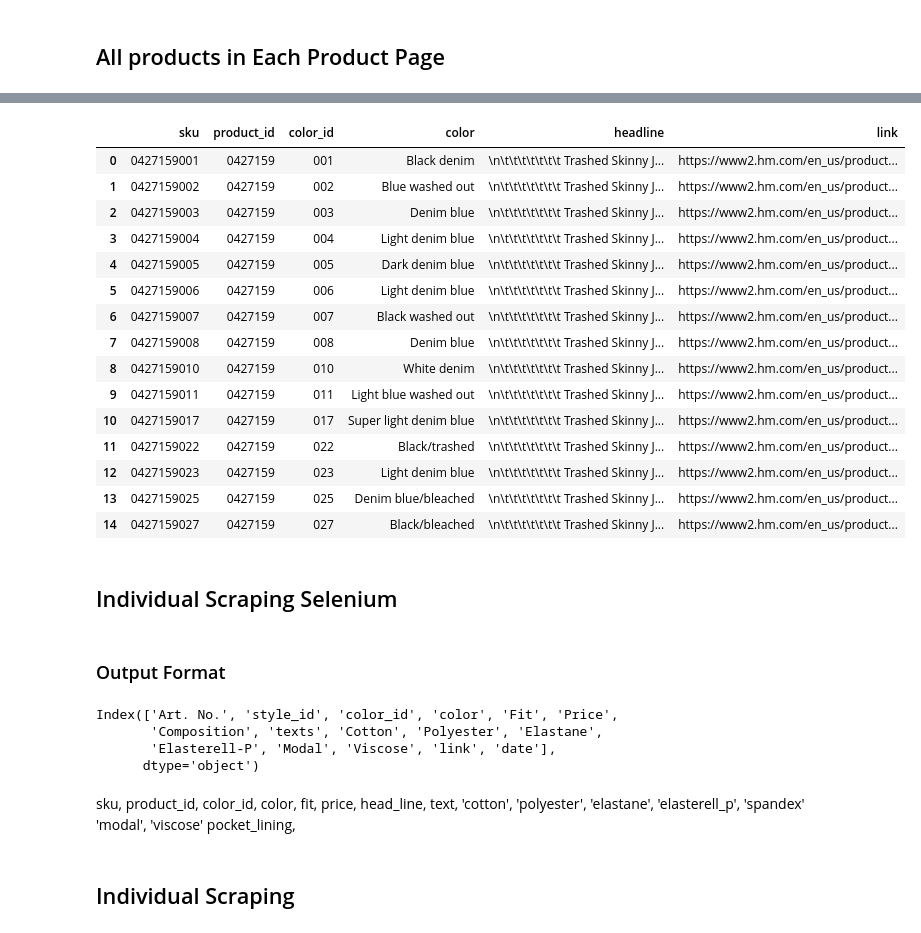
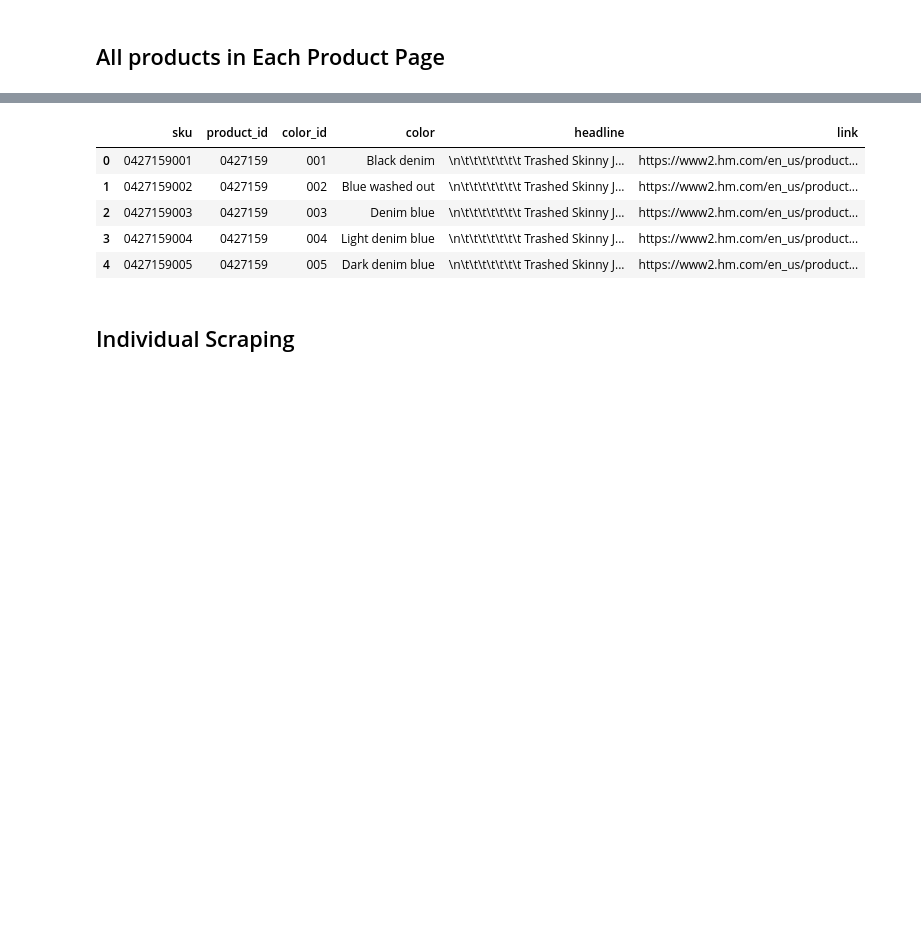
Before and after one commit to humberto-aguiar/Web-Scraping-Jeans, a Jupyter notebook: hm-web-scraping-v01.ipynb, the cells around one changed output, grey strips where cells are left out. Saved outputs shown, nothing was run; the diff lists cells and outputs as text; code cells hidden in the pictures; blank space fills up the shorter version.

Commit message:
'finish data wrangling v1'

```diff
--- a/hm-web-scraping-v01.ipynb
+++ b/hm-web-scraping-v01.ipynb
@@ -88,9 +108,10 @@ links = list(set(links))
 links.sort()
 # %%
 # defining base dataframe
-df_prods = pd.DataFrame(columns=['product_id', 'color', 'style_id', 'color_id', 'link'])
+# df_prods = pd.DataFrame(columns=['product_id', 'color', 'style_id', 'color_id', 'link'])
+df_prods = pd.DataFrame()
 
-for link in home_links:
+for link in links:
 
     # scrap each product in home page list
     single_product = requests.get(link, headers = headers)
@@ -100,28 +121,32 @@ for link in home_links:
     products_ul = soup.find('ul', class_='inputlist clearfix')
     products = products_ul.find_all('a')
 
+    # product headline
+    headline = soup.find('h1', class_='primary product-item-headline').text
+
+
     for product in products:
 
         #product it
-        product_id = product.get('data-articlecode')
+        sku = product.get('data-articlecode')
 
         # color
         color = product.get('data-color')
 
-        # style id
-        style_id = product_id[:-3]
+        # product id
+        product_id = sku[:-3]
 
         # style id
-        color_id = product_id[-3:]
+        color_id = sku[-3:]
 
         # link
-        link = 'https://www2.hm.com/en_us/productpage.{}.html'.format(product_id)
+        link = 'https://www2.hm.com/en_us/productpage.{}.html'.format(sku)
 
-        df_temp = pd.DataFrame( {'product_id': product_id, 'color': color, 'style_id' :style_id, 'color_id' : color_id, 'link': link}, index = [0] )
+        df_temp = pd.DataFrame( {'sku': sku, 'product_id' :product_id, 'color_id' : color_id, 'color': color, 'headline' : headline, 'link': link}, index = [0] )
 
         df_prods = pd.concat([df_prods, df_temp], axis = 0)
 
 
+df_prods.drop_duplicates('sku',inplace = True)
+
 df_prods.reset_index(inplace = True, drop = True)
-
-df_prods.drop_duplicates('product_id',inplace = True)
@@ -188,23 +153,9 @@ soup.find('section', class_='name-price')
 # %%
-df_prods
+df_prods.head()
 # %% [output]
 |  | sku | product_id | color_id | color | headline | link |
 | 0 | 0427159001 | 0427159 | 001 | Black denim | \n\t\t\t\t\t\t\t Trashed Skinny J... | https://www2.hm.com/en_us/product... |
 | 1 | 0427159002 | 0427159 | 002 | Blue washed out | \n\t\t\t\t\t\t\t Trashed Skinny J... | https://www2.hm.com/en_us/product... |
 | 2 | 0427159003 | 0427159 | 003 | Denim blue | \n\t\t\t\t\t\t\t Trashed Skinny J... | https://www2.hm.com/en_us/product... |
 | 3 | 0427159004 | 0427159 | 004 | Light denim blue | \n\t\t\t\t\t\t\t Trashed Skinny J... | https://www2.hm.com/en_us/product... |
 | 4 | 0427159005 | 0427159 | 005 | Dark denim blue | \n\t\t\t\t\t\t\t Trashed Skinny J... | https://www2.hm.com/en_us/product... |
-| 5 | 0427159006 | 0427159 | 006 | Light denim blue | \n\t\t\t\t\t\t\t Trashed Skinny J... | https://www2.hm.com/en_us/product... |
-| 6 | 0427159007 | 0427159 | 007 | Black washed out | \n\t\t\t\t\t\t\t Trashed Skinny J... | https://www2.hm.com/en_us/product... |
-| 7 | 0427159008 | 0427159 | 008 | Denim blue | \n\t\t\t\t\t\t\t Trashed Skinny J... | https://www2.hm.com/en_us/product... |
-| 8 | 0427159010 | 0427159 | 010 | White denim | \n\t\t\t\t\t\t\t Trashed Skinny J... | https://www2.hm.com/en_us/product... |
-| 9 | 0427159011 | 0427159 | 011 | Light blue washed out | \n\t\t\t\t\t\t\t Trashed Skinny J... | https://www2.hm.com/en_us/product... |
-| 10 | 0427159017 | 0427159 | 017 | Super light denim blue | \n\t\t\t\t\t\t\t Trashed Skinny J... | https://www2.hm.com/en_us/product... |
-| 11 | 0427159022 | 0427159 | 022 | Black/trashed | \n\t\t\t\t\t\t\t Trashed Skinny J... | https://www2.hm.com/en_us/product... |
-| 12 | 0427159023 | 0427159 | 023 | Light denim blue | \n\t\t\t\t\t\t\t Trashed Skinny J... | https://www2.hm.com/en_us/product... |
-| 13 | 0427159025 | 0427159 | 025 | Denim blue/bleached | \n\t\t\t\t\t\t\t Trashed Skinny J... | https://www2.hm.com/en_us/product... |
-| 14 | 0427159027 | 0427159 | 027 | Black/bleached | \n\t\t\t\t\t\t\t Trashed Skinny J... | https://www2.hm.com/en_us/product... |
-# %% [markdown]
-## Individual Scraping Selenium
-# %% [markdown]
-### Output Format
@@ -213,16 +162,3 @@ df_b = pd.read_csv('./backups/df_backup-2021-12-14_16_43_22.csv')
-# %%
-df_b.Fit.unique()
-df_b.Composition[0]
-# df_b.texts[0]
-df_b.columns
-# %% [output]
-Index(['Art. No.', 'style_id', 'color_id', 'color', 'Fit', 'Price',
-       'Composition', 'texts', 'Cotton', 'Polyester', 'Elastane',
-       'Elasterell-P', 'Modal', 'Viscose', 'link', 'date'],
-      dtype='object')
-# %% [markdown]
-sku, product_id, color_id, color, fit, price, head_line, text, 'cotton', 'polyester', 'elastane', 'elasterell_p', 'spandex' 'modal', 'viscose'
-pocket_lining,
 # %% [markdown]
 ## Individual Scraping
 # %% [markdown]
```
Also changed, not shown: parts of 54 cells of this notebook.
